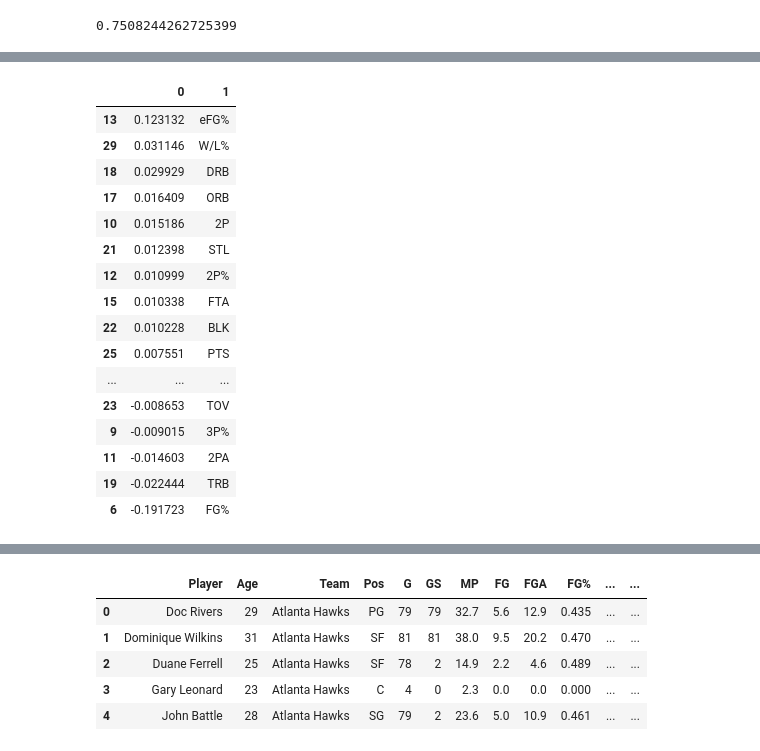
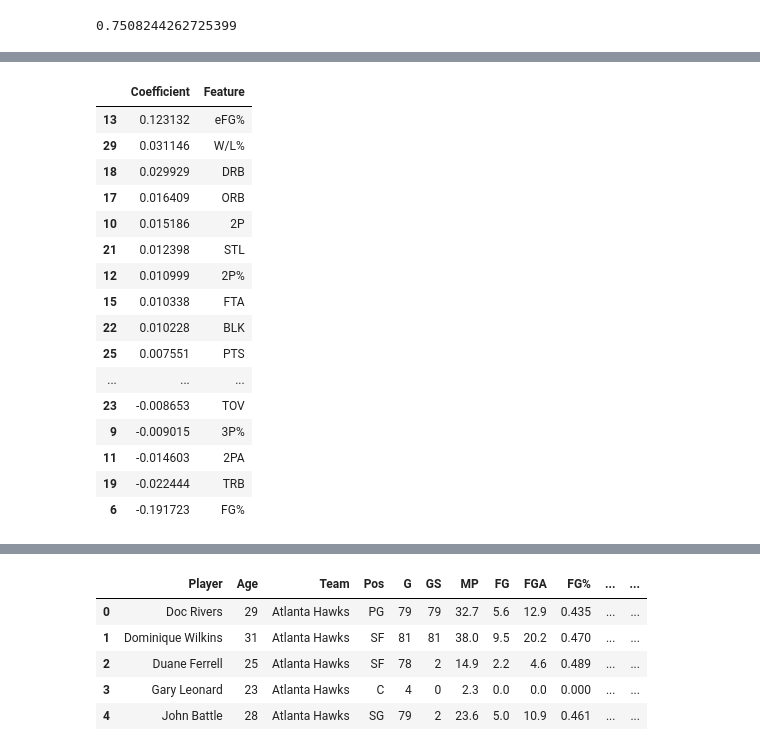
Before and after one commit to Super1232/MVP-NBA-Predictions-, a Jupyter notebook: machine_learning/machine_learning.ipynb, the cells around one changed output, grey strips where cells are left out. Saved outputs shown, nothing was run; the diff lists cells and outputs as text; code cells hidden in the pictures.

```diff
--- a/machine_learning/machine_learning.ipynb
+++ b/machine_learning/machine_learning.ipynb
@@ -260,30 +317,3 @@ Probar el modelo a través de múltiples años para asegurar que funciona consis
 # %%
 # Definir el rango de años disponibles en nuestro conjunto de datos
 years_range = list(range(1991, 2025))
-# %%
-# Bucle simple de backtesting (será reemplazado por función más adelante)
-# Probar modelo en múltiples años entrenando con datos pasados y prediciendo cada año
-# Saltar los primeros 5 años para asegurar suficientes datos de entrenamiento
-
-average_precisions = []
-all_year_predictions = []
-
-for year in years_range[5:]:
-    # Entrenamiento: todos los años antes del año actual
-    train_data = stats[stats["Year"] < year]
-    # Prueba: solo el año actual
-    test_data = stats[stats["Year"] == year]
-
-    # Entrenar modelo
-    ridge_model.fit(train_data[predictor_features], train_data["Share"])
-
-    # Hacer predicciones
-    year_predictions = ridge_model.predict(test_data[predictor_features])
-
-    # Crear DataFrame de comparación
-    predictions_df = pd.DataFrame(year_predictions, columns=["Predicted"], index=test_data.index)
-    comparison_df = pd.concat([test_data[["Player","Share"]], predictions_df], axis=1)
-
-    # Almacenar resultados
-    all_year_predictions.append(comparison_df)
-    average_precisions.append(calculate_top7_average_precision(comparison_df))
@@ -406,10 +391,9 @@ Solución: Dividir cada estadística por el promedio anual para crear caracterí
 # %%
-# Mostrar importancia de características de Ridge regression
-# Los coeficientes muestran qué características tienen el impacto positivo/negativo más fuerte
 feature_importance = pd.concat([pd.Series(ridge_model.coef_), pd.Series(predictor_features)], axis=1)
-feature_importance.sort_values(0, ascending=False)
+feature_importance.columns = ['Coefficient', 'Feature']
+feature_importance.sort_values('Coefficient', ascending=False)
 # %% [output]
-|  | 0 | 1 |
+|  | Coefficient | Feature |
 | 13 | 0.123132 | eFG% |
 | 29 | 0.031146 | W/L% |
 | 18 | 0.029929 | DRB |
```
Also changed, not shown: parts of 99 cells of this notebook, 3 other files.
